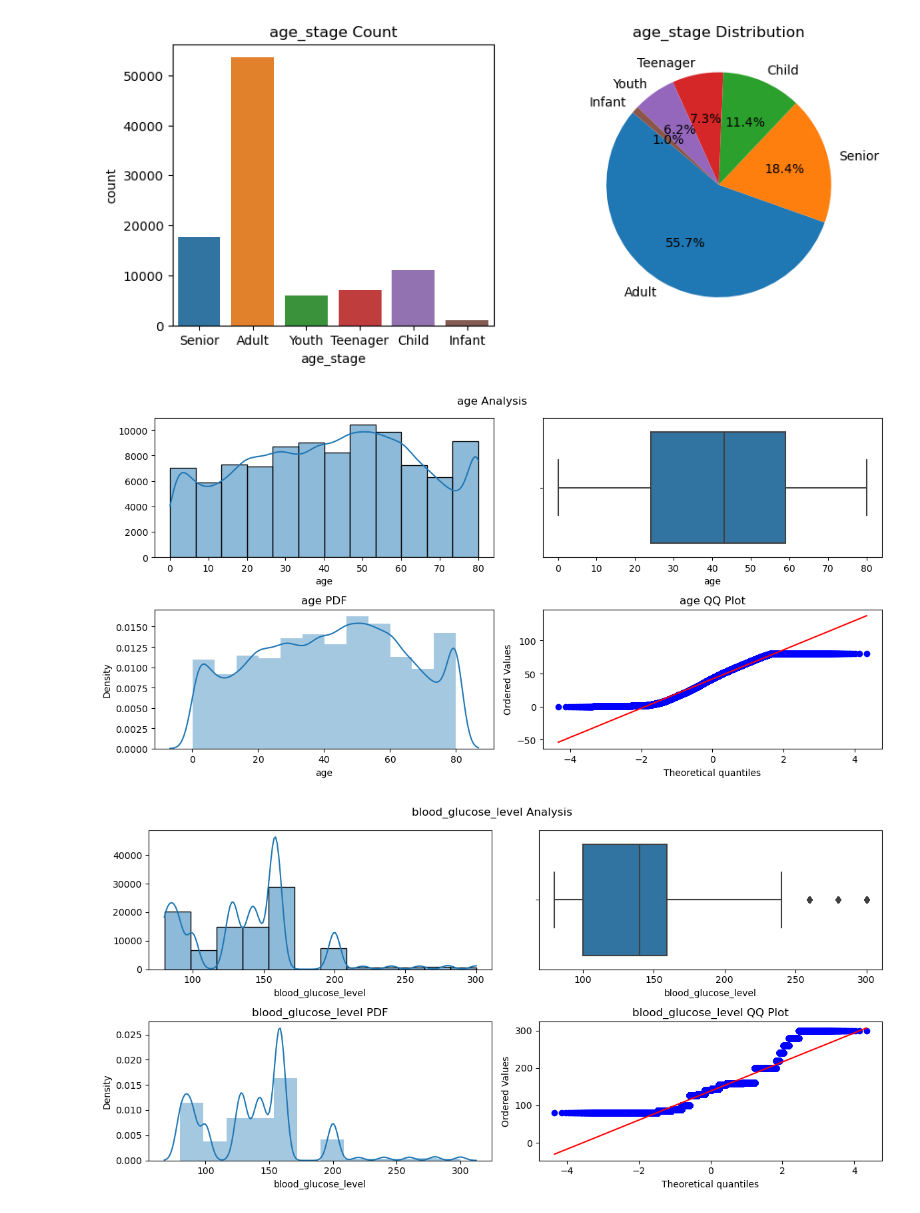
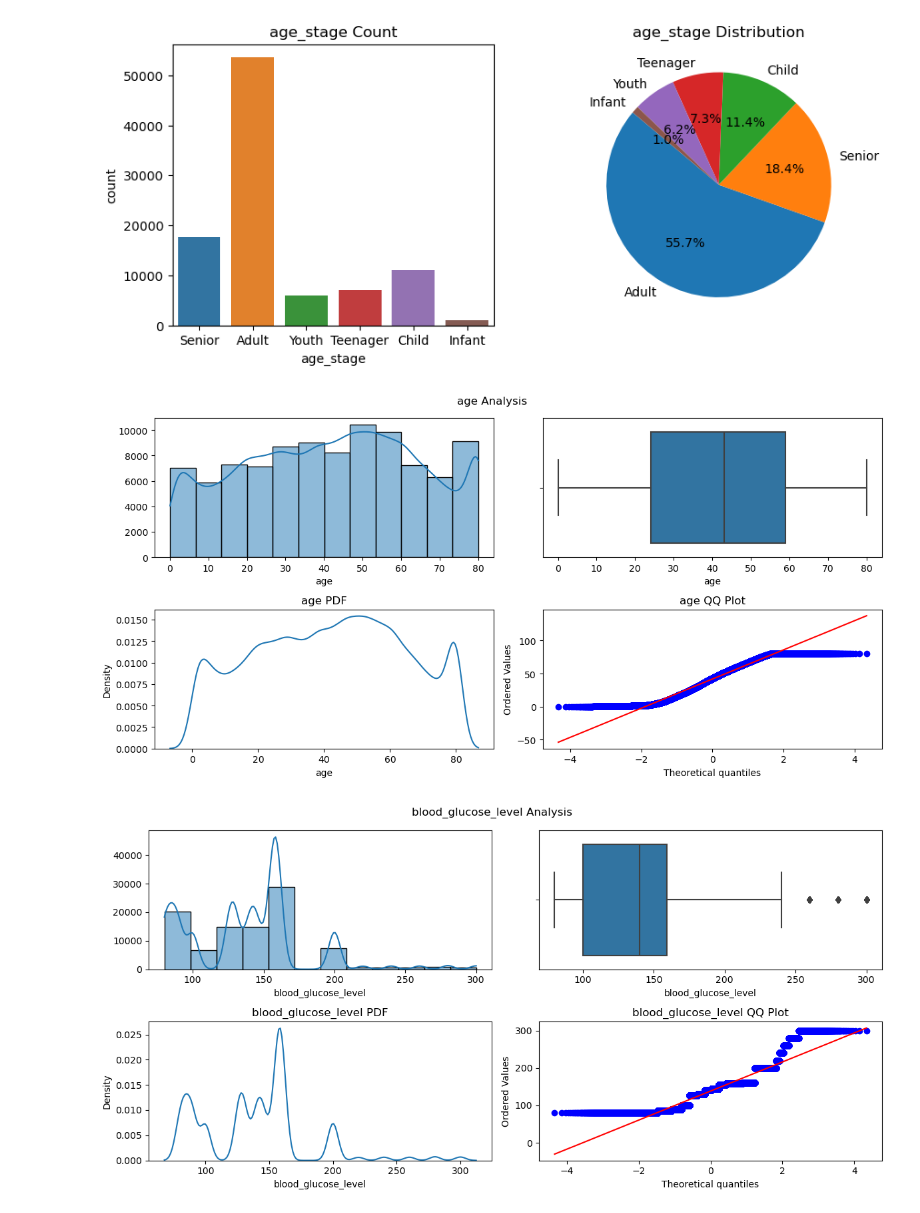
Before and after one commit to iktiyar/Practice-Project, a Jupyter notebook: Diabetes Prediction.ipynb, the cells around one changed output. Drawn from its saved outputs; the diff is of its cells as text; code cells hidden in the pictures.

```diff
--- a/Diabetes Prediction.ipynb
+++ b/Diabetes Prediction.ipynb
@@ -142,9 +142,9 @@ print(df.shape)
 # 3. New Features
 # %%
 # creating 10 years age groups
-bins =[0,10,20,30,40,50,60,70,80]
-labels = ['0-10','11-20','21-30','31-40','41-50','51-60','61-70','71-80']
-df['age_group'] = pd.cut(df['age'],bins=bins,labels=labels,right=True)
+#bins =[0,10,20,30,40,50,60,70,80]
+#abels = ['0-10','11-20','21-30','31-40','41-50','51-60','61-70','71-80']
+#df['age_group'] = pd.cut(df['age'],bins=bins,labels=labels,right=True)
 # %%
 # creating a new column 'age_stage' based on the age classification
 def age_stage(age):
@@ -265,32 +250,32 @@ None
 # %%
 import scipy.stats as stats
 def uv_analysis(col):
     plt.figure(figsize=(12,6))
 
     plt.suptitle(col+' Analysis')
     plt.subplot(221)
     sns.histplot(df[col],kde=True,bins=12)
     plt.ylabel('')
 
     plt.subplot(222)
     sns.boxplot(x=df[col])
 
     plt.subplot(223)
     plt.title(col+' PDF')
-    sns.distplot(df[col],bins=12)
+    sns.distplot(df[col],bins=12,hist=False)
 
     plt.subplot(224)
     stats.probplot(df[col],dist='norm',plot=plt)
     plt.title(col+' QQ Plot')
     plt.tight_layout()
     return ''
 print(uv_analysis('age'))
 # %% [output]
-[figure, old version]
+[figure, new version]
 # %%
 print(uv_analysis('blood_glucose_level'))
 # %% [output]
-[figure, old version]
+[figure, new version]
 # %%
 print(uv_analysis('bmi'))
 # %% [output]
```
Also changed, not shown: parts of 40 cells of this notebook.
